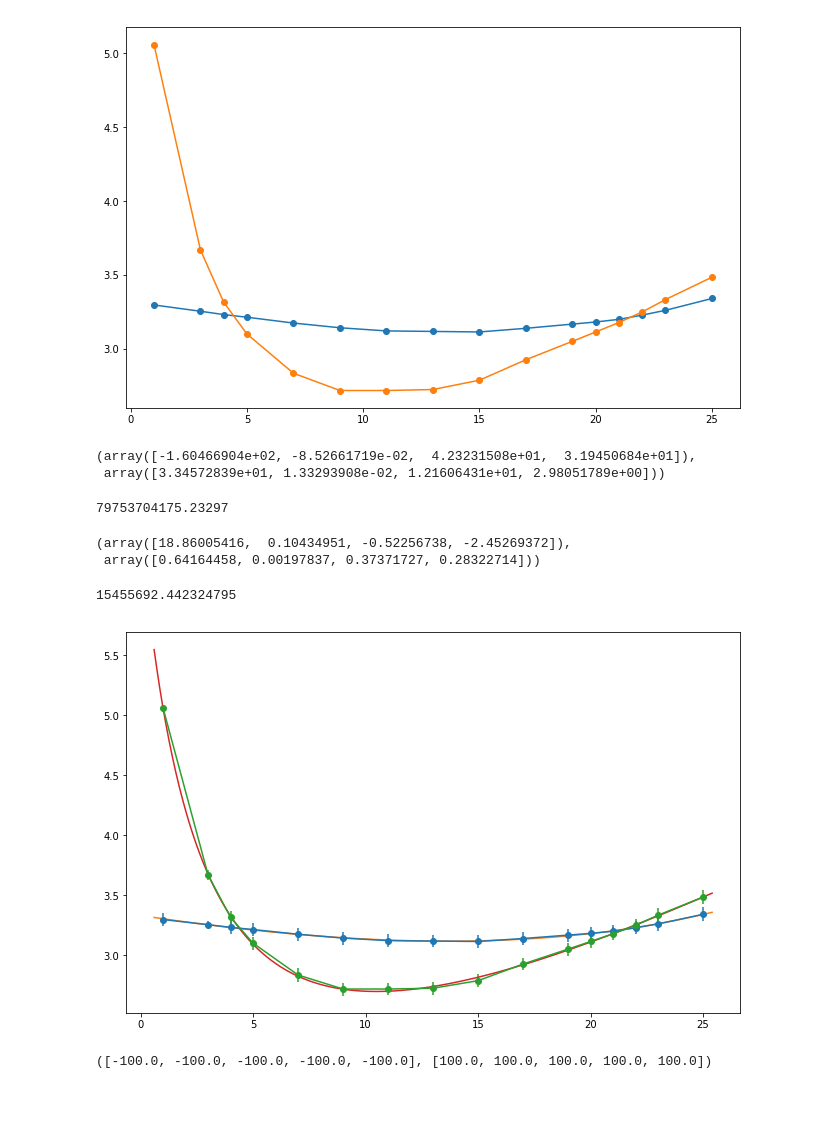
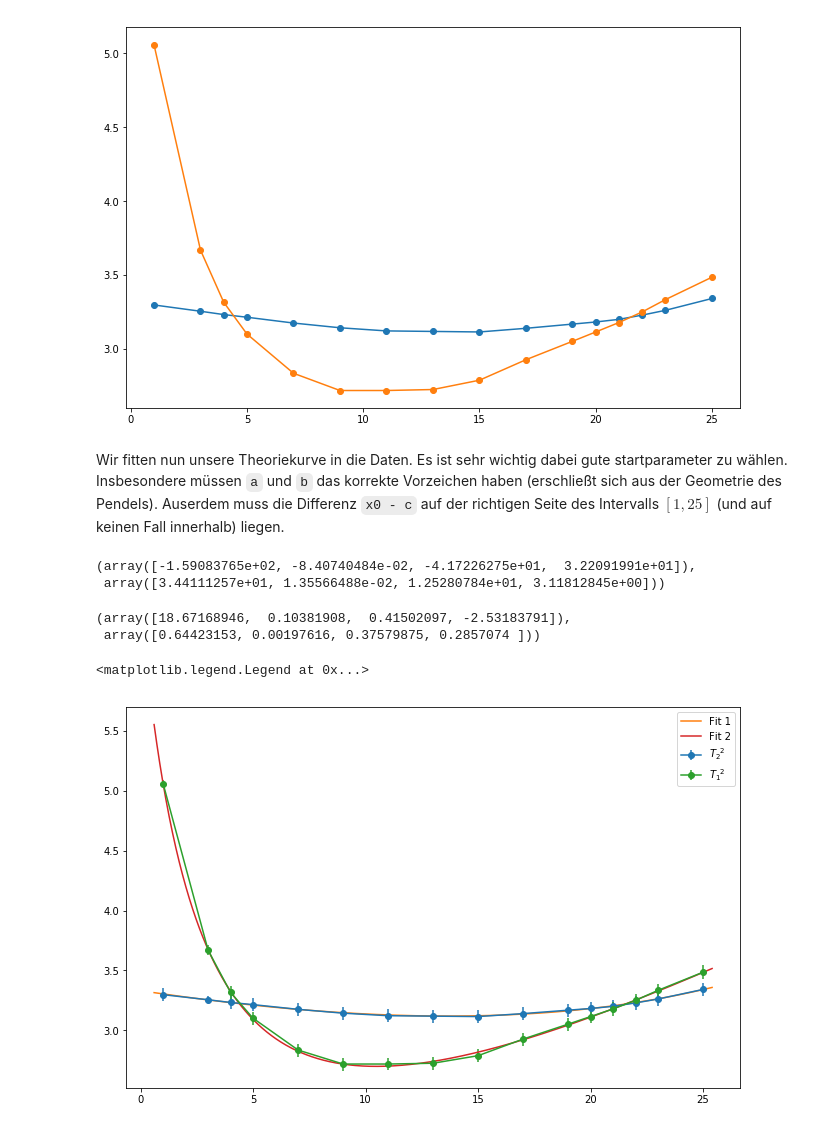
Before and after one commit to ces42/praktikum1, a Jupyter notebook: PEN/Daten/Auswertung1.ipynb, the cells around one changed output. Saved outputs shown, nothing was run; the diff lists cells and outputs as text; code cells hidden in the pictures; blank space fills up the shorter version.

```diff
--- a/PEN/Daten/Auswertung1.ipynb
+++ b/PEN/Daten/Auswertung1.ipynb
@@ -49,23 +41,17 @@ plt.plot(n, transpose([T1**2, T2**2]), 'o-')
  <matplotlib.lines.Line2D at 0x...>]
 [figure]
 # %%
-def fun1(x, a, b, x0):
-    return a/(x - x0) + b*(x - x0)
-
-def fun2(x, a, b, c):
-    return (a + b * x**2) / (x - c)
-
 def fun3(x, a, b, c, x0):
-    return (a + b * (x - x0)**2) / (x - x0 - c)
+    return (a + b * (x - x0)**2) / (x - x0 + c)
 
 def jac3(x, a, b, c, x0):
-    return transpose([1/(-c + x - x0),
-                  -((x - x0)**2/(c - x + x0)),
-                  (a + b*(x - x0)**2)/(c - x + x0)**2,
-                  -b + (a + b*c**2)/(c - x + x0)**2])
+    return transpose([1/(c + x - x0),
+                  ((x - x0)**2/(c + x - x0)),
+                  (a + b*(x - x0)**2)/(c + x - x0)**2,
+                  -b + (a + b*c**2)/(c + x - x0)**2])
 
 def dx(x, a, b, c, x0):
-    return b - (a + b*c**2)/(x - x0 - c)**2
+    return b - (a + b*c**2)/(x - x0 + c)**2
 # %%
 # wird jetzt doch nicht mehr gebraucht, nachdem ich sinnvolle Startwerde für p1 gefunden habe...
 # aber ich lass das mal drin weil die Methode mal anders vielleicht praktisch sein könnte
@@ -92,47 +78,37 @@ def fit_curve(f, x, y, p0=None, maxfev=3000, fixed=None, jac=None, **kwargs):
     popt, pcov = scipy.optimize.curve_fit(ff, x, y, p0=p0_, maxfev=maxfev, **kwargs)
     pit = iter(popt)
     return array([next(pit) if val is None else val for val in fixed]), pcov
+# %% [markdown]
+Wir fitten nun unsere Theoriekurve in die Daten. Es ist sehr wichtig dabei gute startparameter zu wählen. Insbesondere müssen `a` und `b` das korrekte Vorzeichen haben (erschließt sich aus der Geometrie des Pendels). Auserdem muss die Differenz `x0 - c` auf der richtigen Seite des Intervalls $[1, 25]$ (und auf keinen Fall innerhalb) liegen.
 # %%
 fit = fun3
 sc = 1 # damit überprüfen wir ob die Numerik passt
 
-p02 = [1, 0.1, -1, 1]
-p01=array([sc*-219.66, sc*-0.10434951, 61, 2.66])
+p01=array([sc*-160, sc*-0.085, -42, 32])
+p02 = [18, 0.1, .5, -2.5]
 
-mess1 = [1, 1/sqrt(4)] + [1]*14
+mess1 = array([1, 1/sqrt(4)] + [1]*14)
 popt1, pcov1 = scipy.optimize.curve_fit(fit, n, sc*T1**2, p0=p01, sigma=2*T1**2*devq*mess1,
-                                        jac=jac3)
-
-# popt1, pcov1 = fit_curve(fit, n, sc*T1_**2, p0=[sc*-219.66, sc*-0.10434951, 61, 2.66],
-#                          sigma=2*T1_**2*devq*mess1, jac=jac3,
-#                          fixed=[None, None, None, None])
-# 2.19664136e+02,  1.08189235e-01
+                                        jac=jac3, maxfev=3000)
 
 popt1, sqrt(diag(pcov1))
-cond(pcov1)
 x = linspace(min(n) - .4, max(n) + .4, 1000)
 _ = plt.errorbar(n, sc*T1**2, yerr=2*T1**2*devq*mess1, fmt='o-')
 _ = plt.plot(x, vectorize(fit)(x, *popt1))
 
 
-mess2 = [1/sqrt(4), 1/sqrt(2)] + [1]*14
+mess2 = array([1/sqrt(4), 1/sqrt(2)] + [1]*14)
 popt2, pcov2 = scipy.optimize.curve_fit(fit, n, T2**2, p0=p02, sigma=2*T2**2*devq*mess2, jac=jac3)
 
 popt2, sqrt(diag(pcov2))
-cond(pcov2)
 _ = plt.errorbar(n, T2**2, yerr=2*T1**2*devq*mess2, fmt='o-')
 _ = plt.plot(x, vectorize(fit)(x, *popt2))
 
-# plt.legend(['Fit 1', 'Fit 2', '${T_2}^2$', '${T_1}^2$'])
+plt.legend(['Fit 1', 'Fit 2', '${T_2}^2$', '${T_1}^2$'])
 # %% [output]
-(array([-1.60466904e+02, -8.52661719e-02,  4.23231508e+01,  3.19450684e+01]),
- array([3.34572839e+01, 1.33293908e-02, 1.21606431e+01, 2.98051789e+00]))
+(array([-1.59083765e+02, -8.40740484e-02, -4.17226275e+01,  3.22091991e+01]),
+ array([3.44111257e+01, 1.35566488e-02, 1.25280784e+01, 3.11812845e+00]))
-79753704175.23297
+(array([18.67168946,  0.10381908,  0.41502097, -2.53183791]),
+ array([0.64423153, 0.00197616, 0.37579875, 0.2857074 ]))
-(array([18.86005416,  0.10434951, -0.52256738, -2.45269372]),
- array([0.64164458, 0.00197837, 0.37371727, 0.28322714]))
+<matplotlib.legend.Legend at 0x...>
-15455692.442324795
-[figure, old version]
+[figure, new version]
-# %%
-([-1e2]*5, [1e2]*5)
-# %% [output]
-([-100.0, -100.0, -100.0, -100.0, -100.0], [100.0, 100.0, 100.0, 100.0, 100.0])
```
Also changed, not shown: parts of 19 cells of this notebook.
